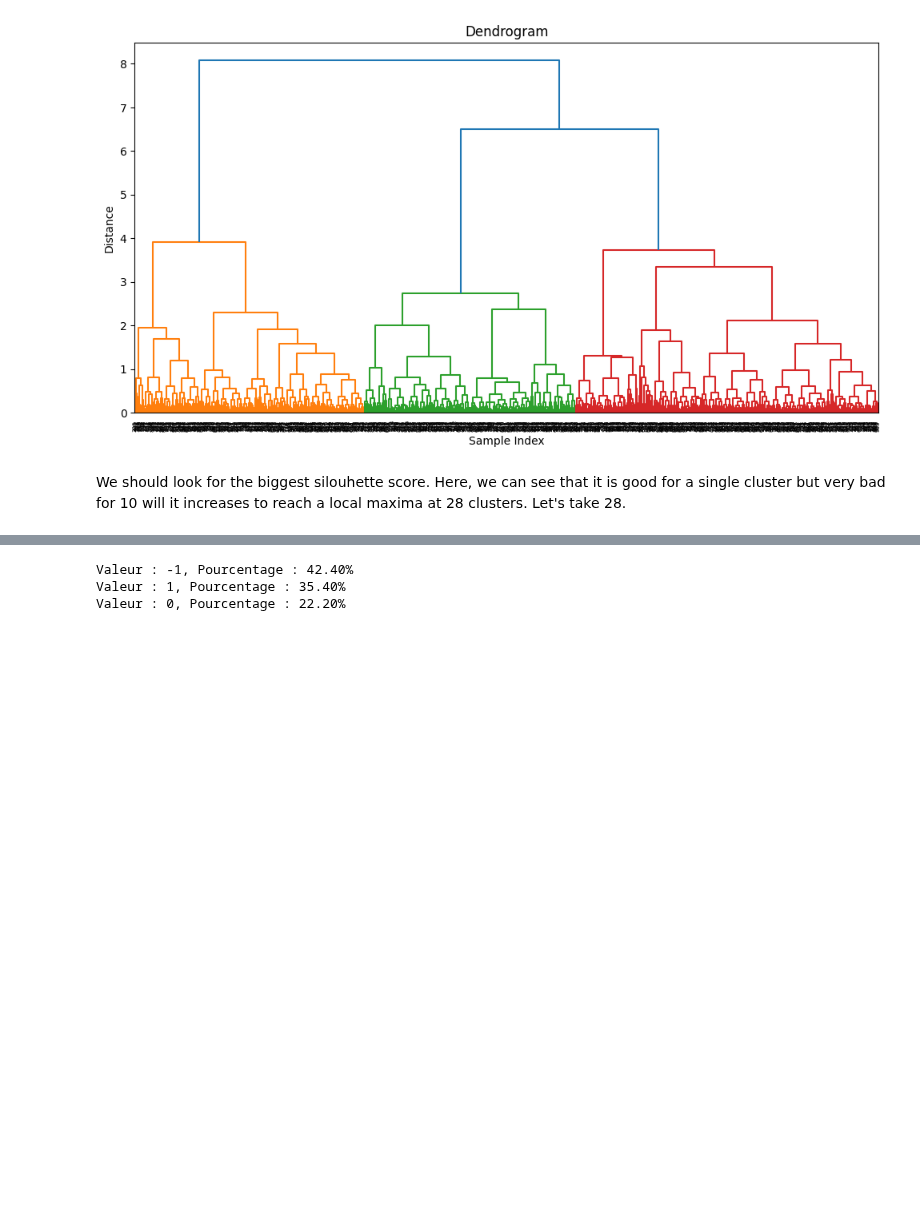
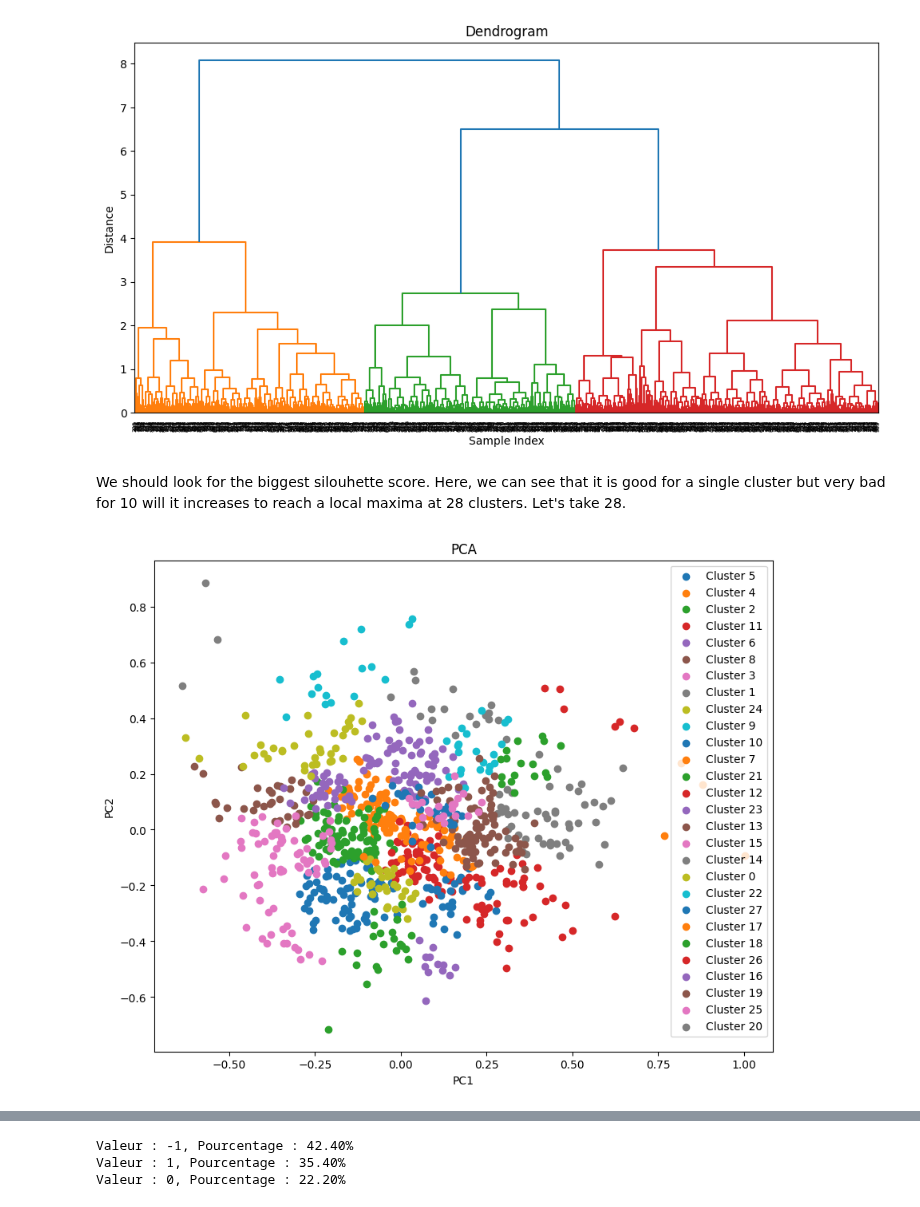
Before and after one commit to Gregsai/introduction-to-ai, a Jupyter notebook: session3/lab/Lab_3_presentation.ipynb, the cells around one changed output, grey strips where cells are left out. Drawn from its saved outputs; the diff is of its cells as text; code cells hidden in the pictures; blank space fills up the shorter version.

```diff
--- a/session3/lab/Lab_3_presentation.ipynb
+++ b/session3/lab/Lab_3_presentation.ipynb
@@ -627,6 +627,25 @@ cluster_labels = hierarchical_clustering.fit_predict(features_unsupervised_reduc
 
 # Add a new column to your DataFrame with the predicted labels
 features_unsupervised_reduced_normalized['cluster'] = cluster_labels
+# %%
+import matplotlib.pyplot as plt
+
+plt.figure(figsize=(10, 8))
+
+clusters = features_unsupervised_reduced_normalized['cluster']
+
+unique_clusters = clusters.unique()
+for cluster in unique_clusters:
+    cluster_data = features_unsupervised_reduced_normalized[clusters == cluster]
+    plt.scatter(cluster_data['PCA1'], cluster_data['PCA2'], label=f'Cluster {cluster}')
+
+plt.xlabel('PC1')
+plt.ylabel('PC2')
+plt.title('PCA')
+plt.legend()
+plt.show()
+# %% [output]
+[figure, added]
 # %%
 features_unsupervised_reduced_normalized['winner_agglomerative'] = features_unsupervised_reduced_normalized.apply(lambda row: assign_points(row, component_weights), axis=1)
 # %%
```
Also changed, not shown: parts of 10 cells of this notebook, 5 other files.
